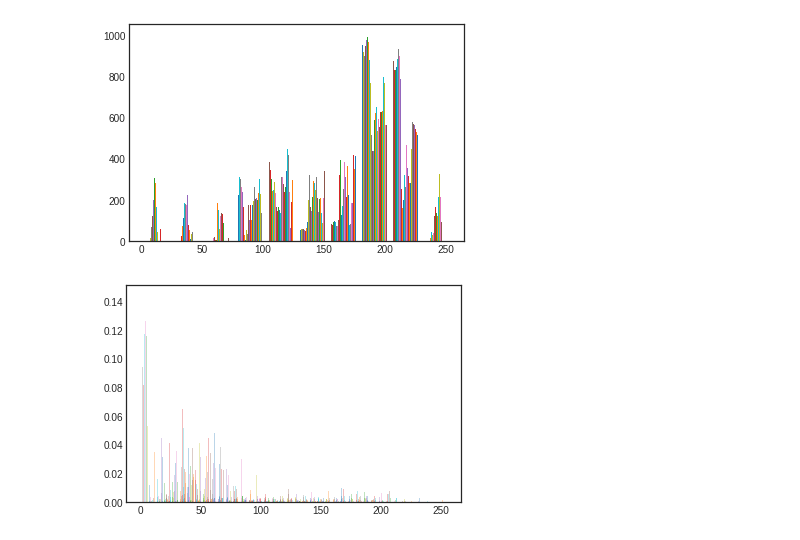
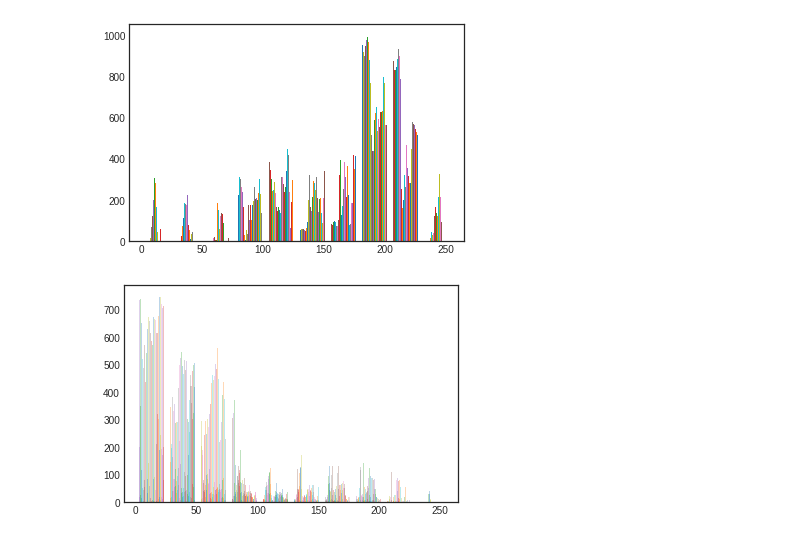
Before and after one commit to RoberHerraiz/eoi, a Jupyter notebook: 09-data-science/04-Matplotlib.ipynb, the cells around one changed output. Saved outputs shown, nothing was run; the diff lists cells and outputs as text; code cells hidden in the pictures.

```diff
--- a/09-data-science/04-Matplotlib.ipynb
+++ b/09-data-science/04-Matplotlib.ipynb
@@ -373,22 +373,22 @@ plt.hist(blue);
 # %%
 %matplotlib inline
 
 import numpy as np
 import matplotlib.pyplot as plt
 from PIL import Image
 
 img = Image.open("python.jpg")
 red, green, blue = img.split()
 
 red = np.array(red)
 green = np.array(green)
 blue = np.array(blue)
 
 
-kwargs = dict(density=True, bins=15, alpha=0.3)
+kwargs = dict(alpha=0.3)
 
 plt.hist(red, **kwargs)
 plt.hist(green, **kwargs)
 plt.hist(blue, **kwargs);
 # %% [output]
-[figure, old version]
+[figure, new version]
```
